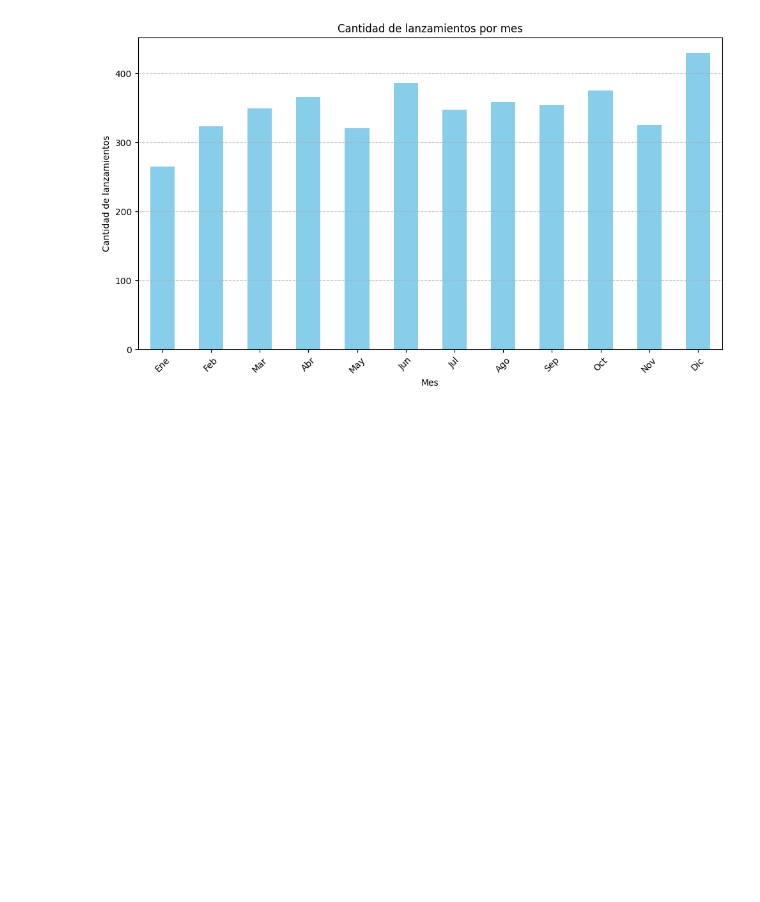
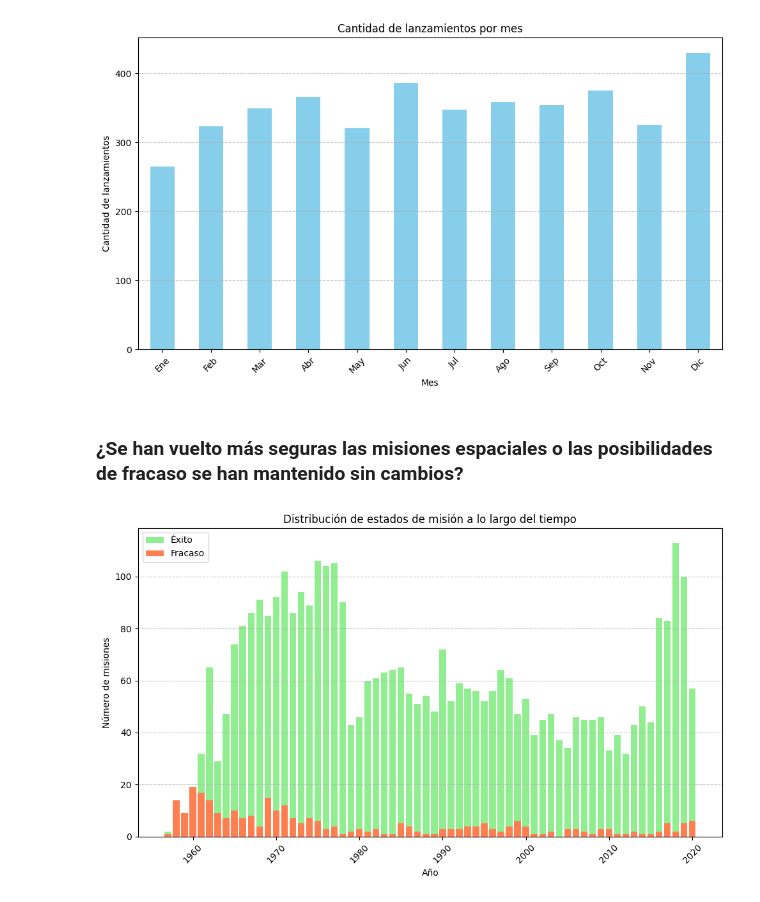
Before and after one commit to Juserna28/Analisis_datos-v1, a Jupyter notebook: Python/analisis_data.ipynb, the cells around one changed output. Cells and saved outputs as stored; diff of their text form; code cells hidden in the pictures; blank space fills up the shorter version.

Commit message:
Pregunta 5
Gráfica de los exitos y fracasos por años de las misiones espaciales

```diff
--- a/Python/analisis_data.ipynb
+++ b/Python/analisis_data.ipynb
@@ -477,3 +477,28 @@ plt.tight_layout()
 plt.show()
 # %% [output]
 [figure]
+# %% [markdown]
+### ¿Se han vuelto más seguras las misiones espaciales o las posibilidades de fracaso se han mantenido sin cambios?
+# %%
+
+# Crear un gráfico de barras apiladas para mostrar la distribución de los estados de misión a lo largo del tiempo
+plt.figure(figsize=(10, 6))
+
+# Contar el número de misiones exitosas y fallidas para cada año
+success_counts = launches_no_nulos[launches_no_nulos['Mission_Status'] == 'Success'].groupby(launches_no_nulos['Date'].dt.year).size()
+failure_counts = launches_no_nulos[launches_no_nulos['Mission_Status'] == 'Failure'].groupby(launches_no_nulos['Date'].dt.year).size()
+
+# Graficar las barras apiladas
+plt.bar(success_counts.index, success_counts, color='lightgreen', label='Éxito')
+plt.bar(failure_counts.index, failure_counts, color='coral', label='Fracaso')
+
+plt.title('Distribución de estados de misión a lo largo del tiempo')
+plt.xlabel('Año')
+plt.ylabel('Número de misiones')
+plt.legend()
+plt.xticks(rotation=45)
+plt.grid(axis='y', linestyle='--', alpha=0.7)
+plt.tight_layout()
+plt.show()
+# %% [output]
+[figure, added]
```
